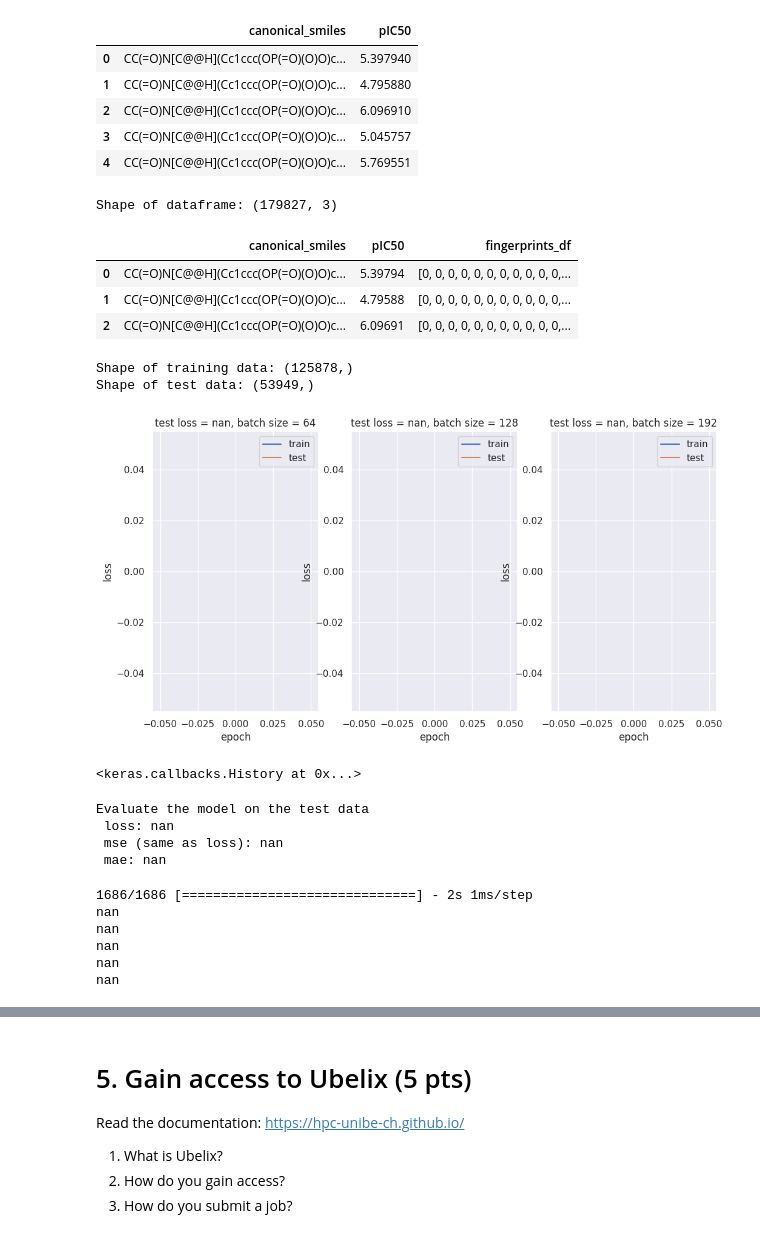
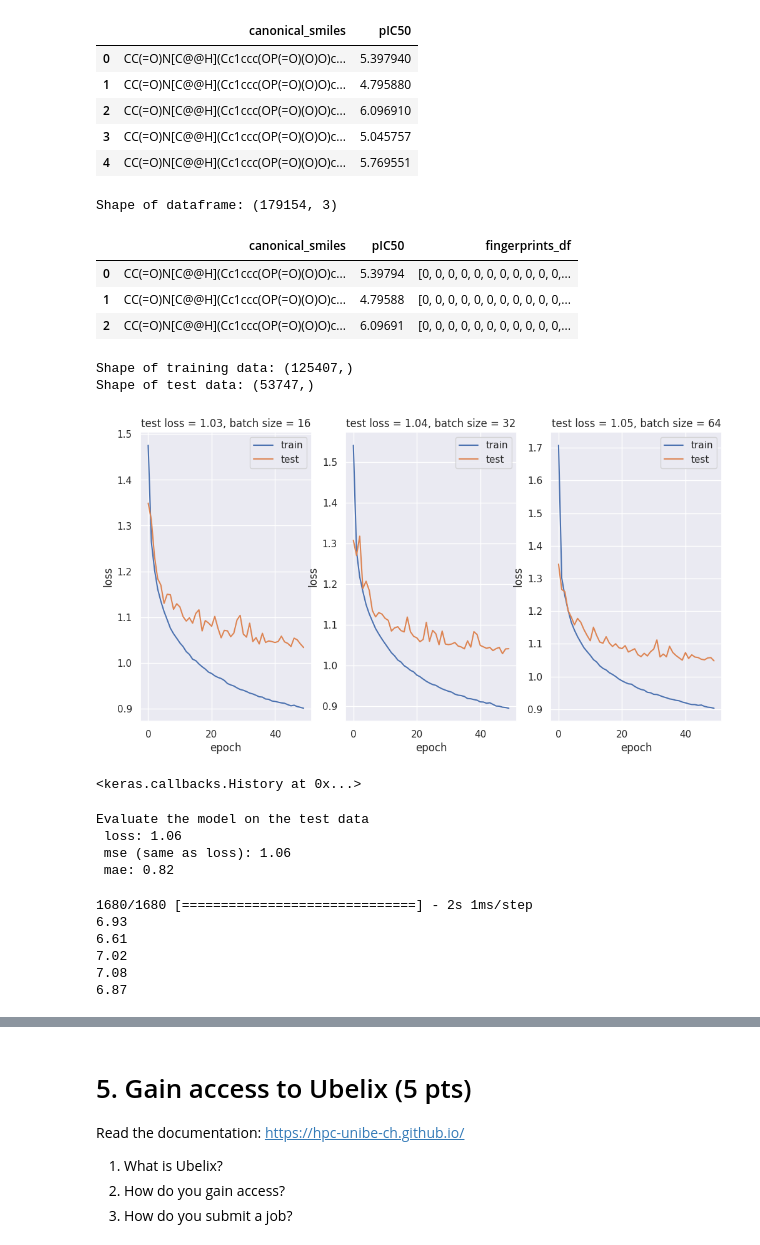
Before and after one commit to RomeroCruzJuanPablo/RomeroCruz-JuanPablo, a Jupyter notebook: Midterm_project_JPRC.ipynb, the cells around one changed output, grey strips where cells are left out. Drawn from its saved outputs; the diff is of its cells as text; code cells hidden in the pictures.

```diff
--- a/Midterm_project_JPRC.ipynb
+++ b/Midterm_project_JPRC.ipynb
@@ -264,8 +260,9 @@ Answers:
 # 4. Perform the tutorial on either your computer or google colab (10 pts)
 Document with screenshots or notebook to get the points.
 # %%
-df['pIC50'] = -np.log10(df['standard_value']*10**-9)
-df = df.rename(columns={'smiles': 'canonical_smiles'})
+df=df.loc[df['standard_value'] > 0] #This had no be added to avoid errors from computing the logarithm of 0
+df['pIC50'] = -np.log10(df['standard_value']*10**-9) #obtaining pIC50
+df = df.rename(columns={'smiles': 'canonical_smiles'}) #facilitating the copy paste of the code by using the same variables
 df.head()
 # %% [output]
 |  | Unnamed: 0 | molecule_chembl_id | standard_value | standard_units | target_chembl_id | canonical_smiles | ... |
@@ -329,7 +326,7 @@ print("Shape of dataframe:", chembl_df.shape)
 chembl_df.head(3)
 # NBVAL_CHECK_OUTPUT
 # %% [output]
-Shape of dataframe: (179827, 3)
+Shape of dataframe: (179154, 3)
 |  | canonical_smiles | pIC50 | fingerprints_df |
 | 0 | CC(=O)N[C@@H](Cc1ccc(OP(=O)(O)O)c... | 5.39794 | [0, 0, 0, 0, 0, 0, 0, 0, 0, 0, 0,... |
 | 1 | CC(=O)N[C@@H](Cc1ccc(OP(=O)(O)O)c... | 4.79588 | [0, 0, 0, 0, 0, 0, 0, 0, 0, 0, 0,... |
@@ -345,8 +342,8 @@ print("Shape of training data:", x_train.shape)
 print("Shape of test data:", x_test.shape)
 # NBVAL_CHECK_OUTPUT
 # %% [output]
-Shape of training data: (125878,)
-Shape of test data: (53949,)
+Shape of training data: (125407,)
+Shape of test data: (53747,)
 # %%
 def neural_network_model(hidden1, hidden2):
     """
@@ -381,39 +378,39 @@ def neural_network_model(hidden1, hidden2):
     return model
 # %%
 # Neural network parameters
-batch_sizes = [64, 128, 192]
+batch_sizes = [16, 32, 64]
 nb_epoch = 50
 layer1_size = 64
 layer2_size = 32
 # %%
 # Plot
 fig = plt.figure(figsize=(12, 6))
 sns.set(color_codes=True)
 for index, batch in enumerate(batch_sizes):
     fig.add_subplot(1, len(batch_sizes), index + 1)
     model = neural_network_model(layer1_size, layer2_size)
 
     # Fit model on x_train, y_train data
     history = model.fit(
         np.array(list((x_train))).astype(float),
         y_train.values,
         batch_size=batch,
         validation_data=(np.array(list((x_test))).astype(float), y_test.values),
         verbose=0,
         epochs=nb_epoch,
     )
     plt.plot(history.history["loss"], label="train")
     plt.plot(history.history["val_loss"], label="test")
     plt.legend(["train", "test"], loc="upper right")
     plt.ylabel("loss")
     plt.xlabel("epoch")
-    #plt.ylim((0, 15))
+    plt.ylim((0, 15))
     plt.title(
         f"test loss = {history.history['val_loss'][nb_epoch-1]:.2f}, " f"batch size = {batch}"
     )
 plt.show()
 # %% [output]
-[figure, old version]
+[figure, new version]
 # %%
 # Save the trained model
 weights_folder = "/content/drive/MyDrive/Colab Notebooks/DSfCB/"
@@ -448,9 +445,9 @@ print(f" mse (same as loss): {scores[1]:.2f}")
 print(f" mae: {scores[2]:.2f}")
 # %% [output]
 Evaluate the model on the test data
- loss: nan
- mse (same as loss): nan
- mae: nan
+ loss: 1.06
+ mse (same as loss): 1.06
+ mae: 0.82
 # %%
 # Predict pIC50 values on x_test data
 y_pred = model.predict(np.array(list((x_test))))
@@ -458,12 +455,12 @@ y_pred = model.predict(np.array(list((x_test))))
 # Print 5 first pIC50 predicted values
 first_5_prediction = [print(f"{value[0]:.2f}") for value in y_pred[0:5]]
 # %% [output]
-1686/1686 [==============================] - 2s 1ms/step
-nan
-nan
-nan
-nan
-nan
+1680/1680 [==============================] - 2s 1ms/step
+6.93
+6.61
+7.02
+7.08
+6.87
 # %%
 # Scatter plot
 limits = 0, 15
```
Also changed, not shown: parts of 10 cells of this notebook.
